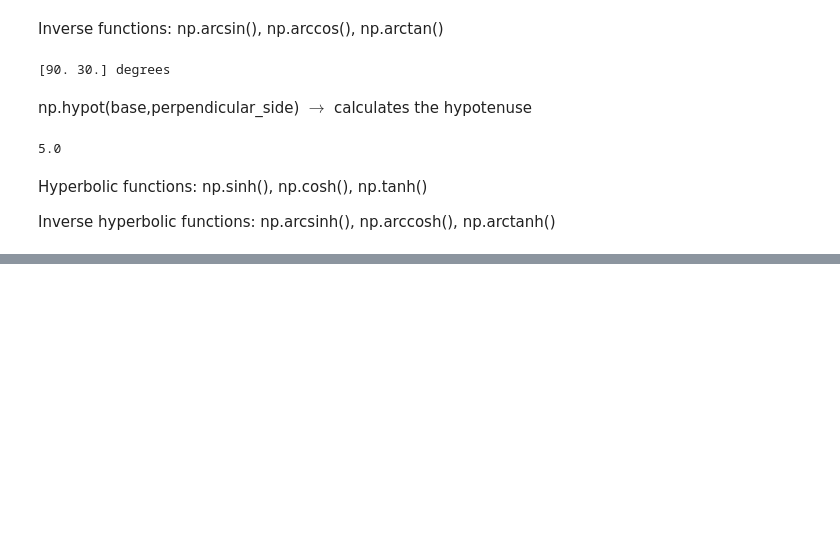
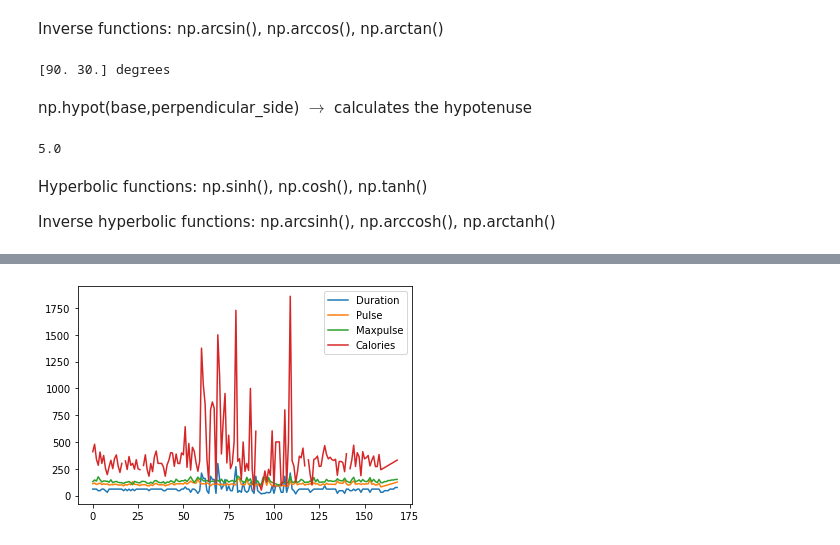
Before and after one commit to icaroacarvalho/Learning-Python, a Jupyter notebook: Learning_python.ipynb, the cells around one changed output, grey strips where cells are left out. Cells and saved outputs as stored; diff of their text form; code cells hidden in the pictures; blank space fills up the shorter version.

```diff
--- a/Learning_python.ipynb
+++ b/Learning_python.ipynb
@@ -3917,0 +4337,16 @@ np.setxor1D() $\rightarrow$ find elements that are not common to both sets ('sym
+# %%
+import pandas as pd
+import matplotlib.pyplot
+
+df = pd.read_csv('data.csv')
+# build DataFrame
+# Recall that the columns are 'Duration', 'Pulse', 'Maxpulse', 'Calories'
+
+df.plot()
+# this will plot the data according to the number of the row.
+#Since there are 169 rows of data (+ a header), the x-axis
+#corresponds to range(1,169)
+
+matplotlib.pyplot.show()
+# %% [output]
+[figure, added]
```
Also changed, not shown: parts of 51 cells of this notebook.
